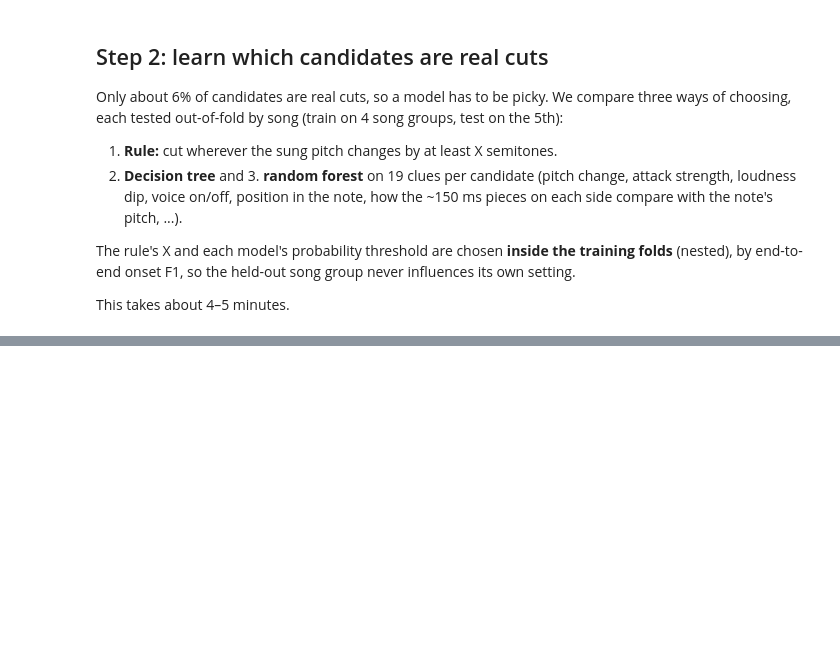
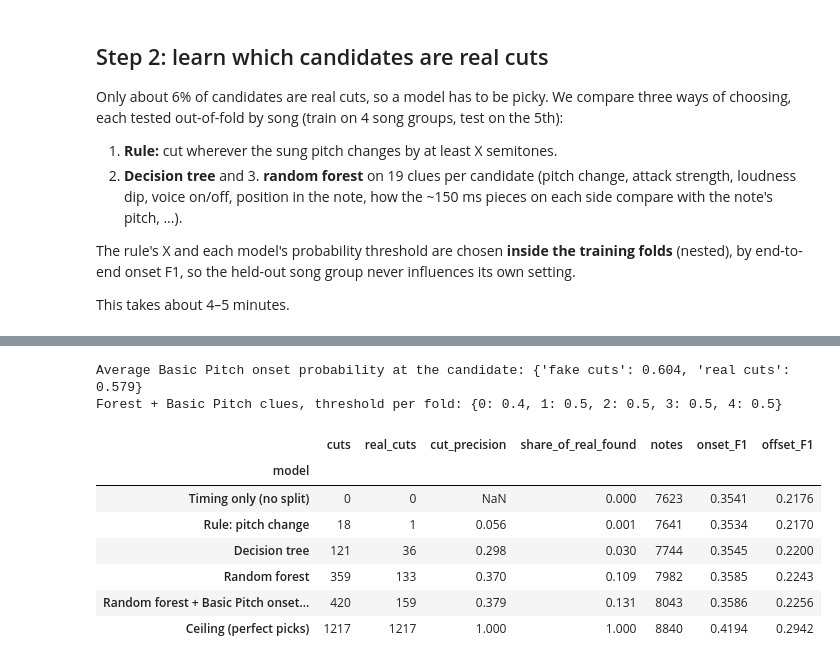
Before and after one commit to feliciaor2024-arch/Scoretify-Project, a Jupyter notebook: notebooks/correction_handover/le_xin_split_model.ipynb, the cells around one changed output, grey strips where cells are left out. Cells and saved outputs as stored; diff of their text form; code cells hidden in the pictures; blank space fills up the shorter version.

```diff
--- a/notebooks/correction_handover/le_xin_split_model.ipynb
+++ b/notebooks/correction_handover/le_xin_split_model.ipynb
@@ -237,13 +251,18 @@ from sklearn.tree import DecisionTreeClassifier
 from sklearn.ensemble import RandomForestClassifier
 
 # Clues per candidate (audio + Basic Pitch note only), plus two "compared with the rest of this note" clues
-cands['cands_in_note'] = cands.groupby('note_id').t.transform('size')
-cands['strength_rank'] = cands.assign(s=cands.pitch_change + cands.flux).groupby('note_id').s.rank(ascending=False)
-# Longer view (~150 ms each side): would the two pieces be different whole notes?
-pb, pa = cands.piece_pitch_before, cands.piece_pitch_after
-cands['piece_change'] = (pa.round() - pb.round()).abs().fillna(FAR)          # semitones between the rounded pieces
-cands['piece_after_vs_note'] = (pa - cands.note_pitch).abs().fillna(FAR).clip(upper=FAR)
-cands['piece_before_vs_note'] = (pb - cands.note_pitch).abs().fillna(FAR).clip(upper=FAR)
+def add_clues(df):
+    """Extra clues computed from the candidate table itself (audio + Basic Pitch note only)."""
+    df = df.copy()
+    df['cands_in_note'] = df.groupby('note_id').t.transform('size')
+    df['strength_rank'] = df.assign(s=df.pitch_change + df.flux).groupby('note_id').s.rank(ascending=False)
+    # Longer view (~150 ms each side): would the two pieces be different whole notes?
+    pb, pa = df.piece_pitch_before, df.piece_pitch_after
+    df['piece_change'] = (pa.round() - pb.round()).abs().fillna(FAR)          # semitones between the rounded pieces
+    df['piece_after_vs_note'] = (pa - df.note_pitch).abs().fillna(FAR).clip(upper=FAR)
+    df['piece_before_vs_note'] = (pb - df.note_pitch).abs().fillna(FAR).clip(upper=FAR)
+    return df
+cands = add_clues(cands)
 FEATS = ['since_start', 'to_end', 'rel_pos', 'note_dur', 'note_pitch', 'pitch_change', 'pitch_change_signed',
          'before_vs_note', 'after_vs_note', 'flux', 'rise', 'dip', 'silent_near', 'vprob', 'cands_in_note', 'strength_rank',
          'piece_change', 'piece_after_vs_note', 'piece_before_vs_note']
@@ -308,0 +343,36 @@ display(split_results)
+# %%
+# Step 2b: add Basic Pitch's own onset probabilities inside the note as clues
+BPCACHE = HERE / 'le_xin_cache' / 'split_bp_onset_train_v1.csv'     # made by le_xin_work/bp_onset_features.py
+bp = pd.read_csv(BPCACHE, dtype={'note_id':str})
+BP_COLS = [c for c in bp.columns if c.startswith('bp_')]
+key = lambda d: d.note_id + '@' + d.t.round(4).astype(str)              # match rows by note and cut time
+bp = bp.set_index(key(bp))[BP_COLS]
+assert bp.index.is_unique and len(bp) == len(cands)
+cands[BP_COLS] = bp.loc[key(cands)].to_numpy()
+print('Average Basic Pitch onset probability at the candidate:',
+      cands.groupby('label').bp_onset_any.mean().round(3).rename({0: 'fake cuts', 1: 'real cuts'}).to_dict())
+
+Xc = cands[FEATS + BP_COLS].to_numpy(float)                          # oof_prob/nested read Xc
+rf_bp_cut, rf_bp_chosen, rf_bp_prob = nested(lambda: RandomForestClassifier(n_estimators=300, min_samples_leaf=5, max_features=0.5,
+                                                                             class_weight='balanced_subsample', n_jobs=-1, random_state=0))
+print('Forest + Basic Pitch clues, threshold per fold:', rf_bp_chosen)
+table = apply_splits(timed, cands[rf_bp_cut])
+onset, offset = f1(table)
+tp = int((rf_bp_cut & (yc == 1)).sum())
+split_results.loc['Random forest + Basic Pitch onset clues'] = dict(
+    cuts=int(rf_bp_cut.sum()), real_cuts=tp, cut_precision=round(tp / max(rf_bp_cut.sum(), 1), 3),
+    share_of_real_found=round(tp / yc.sum(), 3), notes=len(table), onset_F1=onset, offset_F1=offset)
+order = [i for i in split_results.index if i != 'Ceiling (perfect picks)']
+split_results = split_results.loc[order + [i for i in split_results.index if i not in order]]   # keep the ceiling row last
+display(split_results)
+# %% [output]
+Average Basic Pitch onset probability at the candidate: {'fake cuts': 0.604, 'real cuts': 0.579}
+Forest + Basic Pitch clues, threshold per fold: {0: 0.4, 1: 0.5, 2: 0.5, 3: 0.5, 4: 0.5}
+|  | cuts | real_cuts | cut_precision | share_of_real_found | notes | onset_F1 | offset_F1 |
+| model |  |  |  |  |  |  |  |
+| Timing only (no split) | 0 | 0 | NaN | 0.000 | 7623 | 0.3541 | 0.2176 |
+| Rule: pitch change | 18 | 1 | 0.056 | 0.001 | 7641 | 0.3534 | 0.2170 |
+| Decision tree | 121 | 36 | 0.298 | 0.030 | 7744 | 0.3545 | 0.2200 |
+| Random forest | 359 | 133 | 0.370 | 0.109 | 7982 | 0.3585 | 0.2243 |
+| Random forest + Basic Pitch onset... | 420 | 159 | 0.379 | 0.131 | 8043 | 0.3586 | 0.2256 |
+| Ceiling (perfect picks) | 1217 | 1217 | 1.000 | 1.000 | 8840 | 0.4194 | 0.2942 |
```
Also changed, not shown: parts of 7 cells of this notebook, 7 other files.
